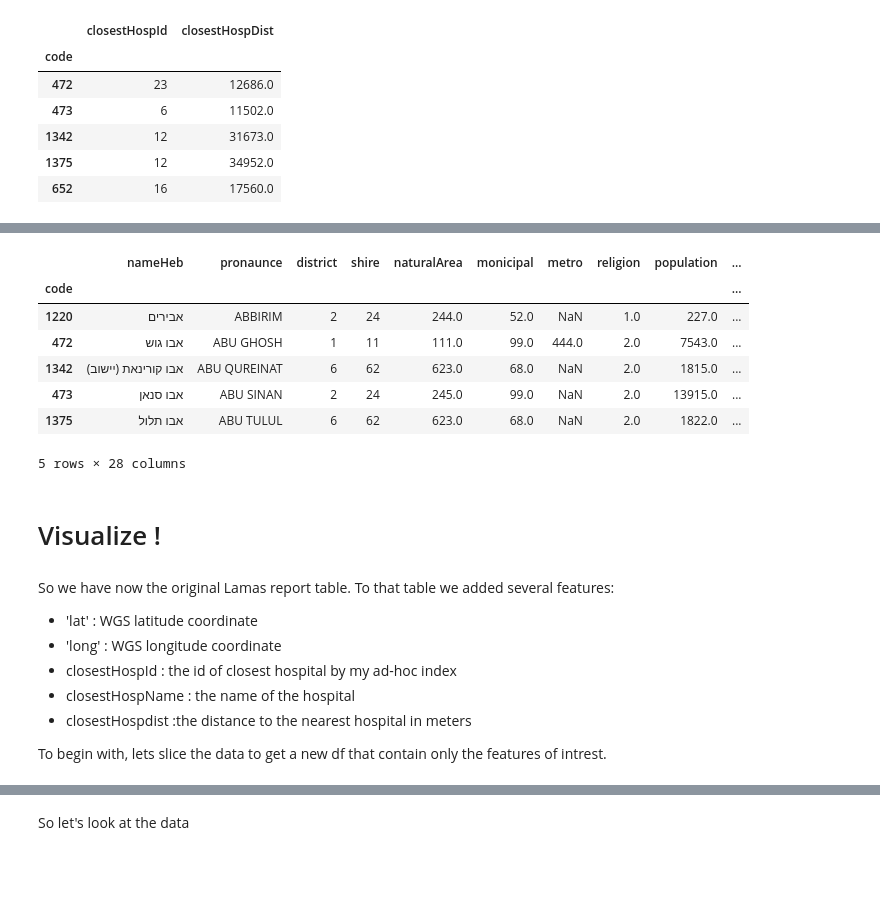
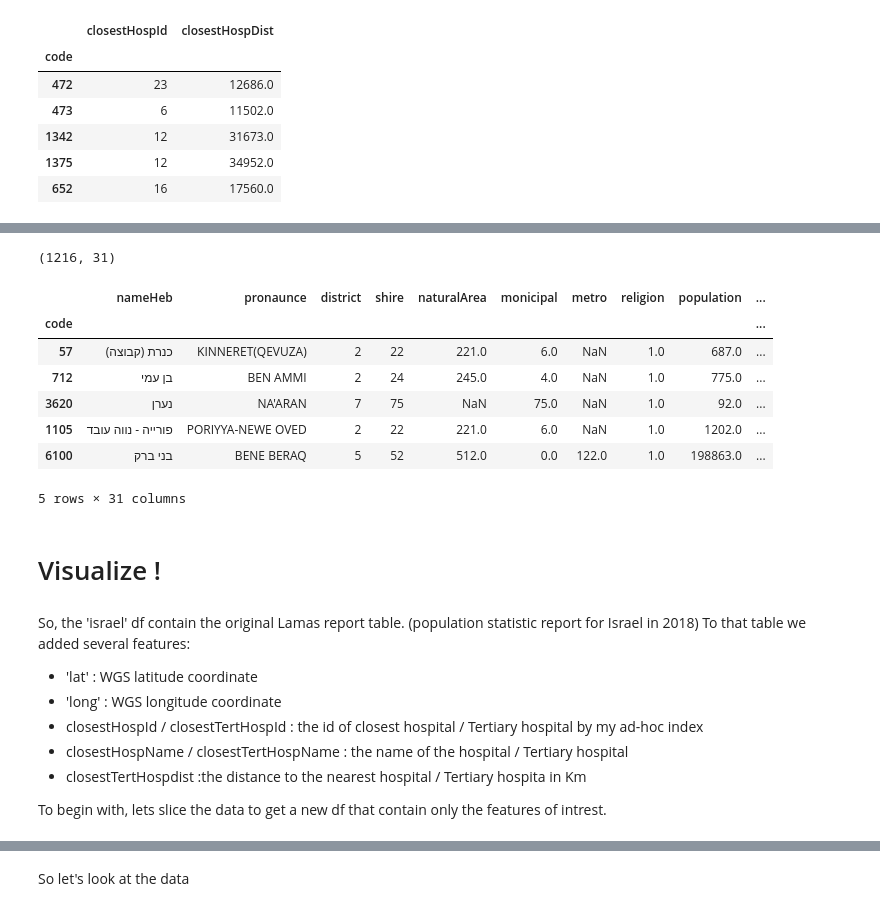
Before and after one commit to oregev11/visualize_israel, a Jupyter notebook: visualize_israel/2 Israely hospitals/6 Visualize Cities hospital distance.ipynb, the cells around one changed output, grey strips where cells are left out. Cells and saved outputs as stored; diff of their text form; code cells hidden in the pictures; blank space fills up the shorter version.

```diff
--- a/visualize_israel/2 Israely hospitals/6 Visualize Cities hospital distance.ipynb
+++ b/visualize_israel/2 Israely hospitals/6 Visualize Cities hospital distance.ipynb
@@ -79,0 +119,13 @@ closest_hospital.head()
+# %%
+#And also, let's add the name of the nearest hospital
+closest_hospital['closestHospName'] = hospitals.iloc[closest_hospital['closestHospId']]['engName'].values
+closest_tert_hospital['closestTertHospName'] = hospitals.iloc[closest_tert_hospital['closestTertHospId']]['engName'].values
+
+#merge both distances tables
+distances_to_hosp = pd.merge(closest_hospital, closest_tert_hospital, how='inner', left_index=True, right_index=True, sort=False)
+
+# #and convert the distance to Km
+distances_to_hosp['closestHospDist'] = distances_to_hosp['closestHospDist'].apply(lambda x : int(x/1000))
+distances_to_hosp['closestTertHospDist'] = distances_to_hosp['closestTertHospDist'].apply(lambda x : int(x/1000))
+
+distances_to_hosp.head()
@@ -84,11 +145,6 @@ The diffrent in raw numbers is because israel df still contains cities with miss
 
 We will loose them in the merging process.
 # %%
-israel = pd.merge(israel, closest_hospital, left_index = True, right_index = True)
+israel = pd.merge(israel, distances_to_hosp, left_index = True, right_index = True, how='inner')
+
 israel.sort_values('name', inplace = True)
-# %%
-#And also, let's add the name of the nearest hospital
-israel['closestHospName'] = hospitals.iloc[israel['closestHospId']]['engName'].values
-
-#and convert the distance to Km
-israel['closestHospDist'] = israel['closestHospDist'].apply(lambda x : int(x/1000))
@@ -95,24 +191,30 @@ israel['closestHospDist'] = israel['closestHospDist'].apply(lambda x : int(x/100
+# %%
+#not really sure why does cities distance are missing, but for now I will drop'em
+israel.drop([44, 1136], inplace=True)
+israel.shape
+# %% [output]
+(1216, 31)
 # %%
-israel.head()
+israel.sort_values('closestHospDist').head()
 # %% [output]
 |  | nameHeb | pronaunce | district | shire | naturalArea | monicipal | metro | religion | population | ... |
 | code |  |  |  |  |  |  |  |  |  | ... |
-| 1220 | אבירים | ABBIRIM | 2 | 24 | 244.0 | 52.0 | NaN | 1.0 | 227.0 | ... |
-| 472 | אבו גוש | ABU GHOSH | 1 | 11 | 111.0 | 99.0 | 444.0 | 2.0 | 7543.0 | ... |
-| 1342 | אבו קורינאת (יישוב) | ABU QUREINAT | 6 | 62 | 623.0 | 68.0 | NaN | 2.0 | 1815.0 | ... |
-| 473 | אבו סנאן | ABU SINAN | 2 | 24 | 245.0 | 99.0 | NaN | 2.0 | 13915.0 | ... |
-| 1375 | אבו תלול | ABU TULUL | 6 | 62 | 623.0 | 68.0 | NaN | 2.0 | 1822.0 | ... |
+| 57 | כנרת (קבוצה) | KINNERET(QEVUZA) | 2 | 22 | 221.0 | 6.0 | NaN | 1.0 | 687.0 | ... |
+| 712 | בן עמי | BEN AMMI | 2 | 24 | 245.0 | 4.0 | NaN | 1.0 | 775.0 | ... |
+| 3620 | נערן | NA'ARAN | 7 | 75 | NaN | 75.0 | NaN | 1.0 | 92.0 | ... |
+| 1105 | פורייה - נווה עובד | PORIYYA-NEWE OVED | 2 | 22 | 221.0 | 6.0 | NaN | 1.0 | 1202.0 | ... |
+| 6100 | בני ברק | BENE BERAQ | 5 | 52 | 512.0 | 0.0 | 122.0 | 1.0 | 198863.0 | ... |
-5 rows × 28 columns
+5 rows × 31 columns
 # %% [markdown]
 # Visualize !
 # %% [markdown]
-So we have now the original Lamas report table.
+So, the 'israel' df contain the original Lamas report table. (population statistic report for Israel in 2018)
 To that table we added several features:
 - 'lat' : WGS latitude coordinate
 - 'long' : WGS longitude coordinate
-- closestHospId : the id of closest hospital by my ad-hoc index
-- closestHospName : the name of the hospital
-- closestHospdist :the distance to the nearest hospital in meters
+- closestHospId / closestTertHospId : the id of closest hospital / Tertiary hospital by my ad-hoc index
+- closestHospName / closestTertHospName : the name of the hospital / Tertiary hospital
+- closestTertHospdist :the distance to the nearest hospital / Tertiary hospita in Km
 
 To begin with, lets slice the data to get a new df that contain only the features of intrest.
 # %%
```
Also changed, not shown: parts of 40 cells of this notebook.
